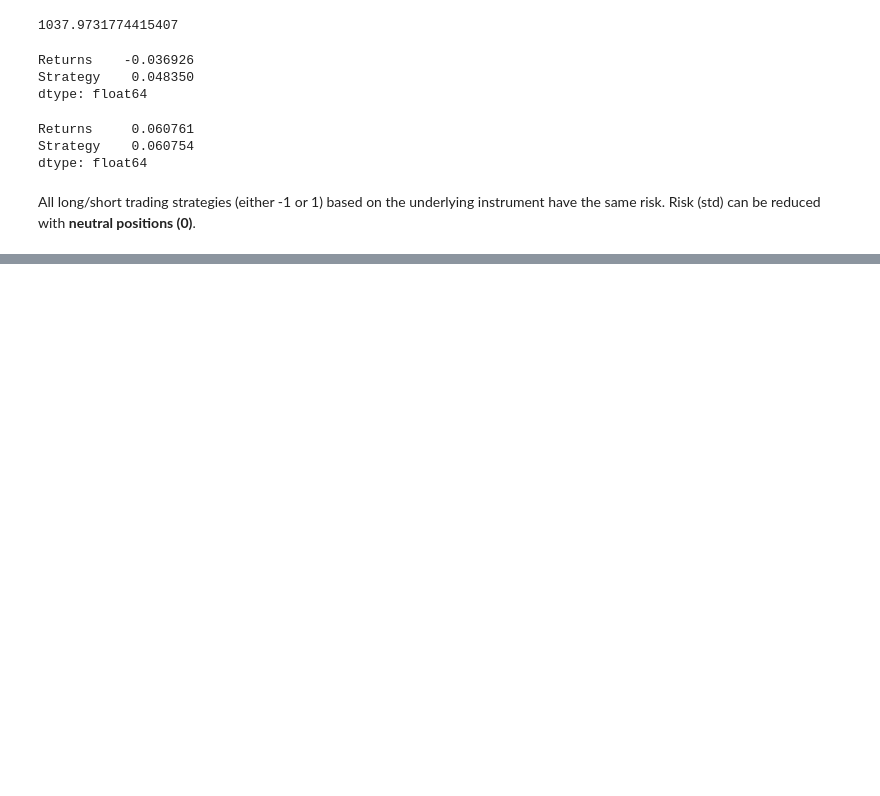
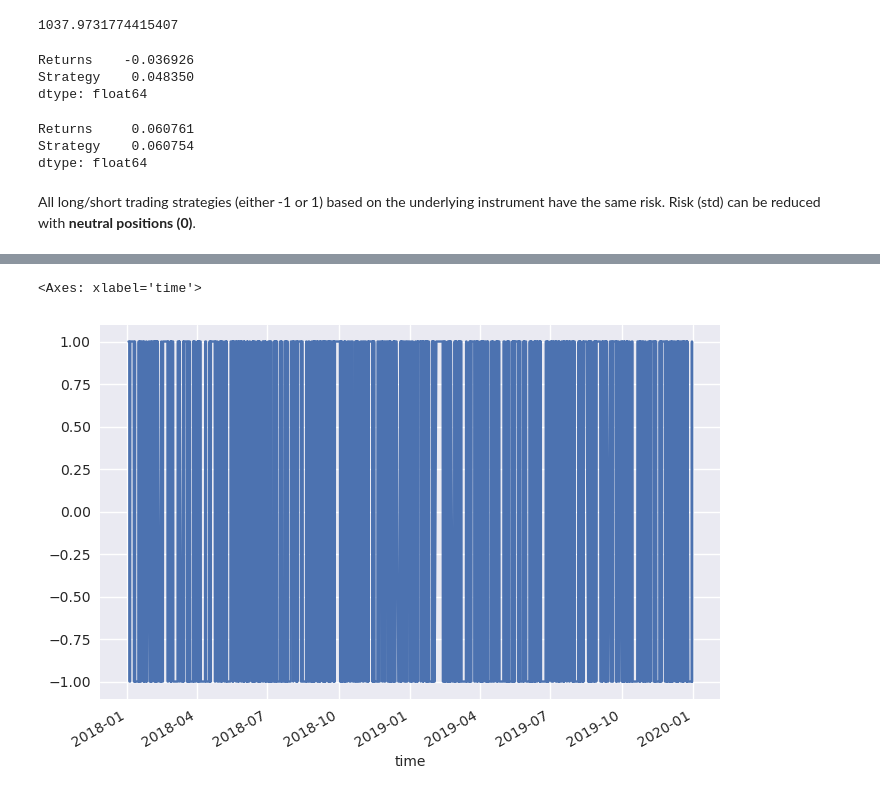
Before and after one commit to mlvhub/quant-learning, a Jupyter notebook: performance-optimization-and-risk-management-for-trading/section-11-backtesting-trading-strategy/backtesting-trading-strategy.ipynb, the cells around one changed output, grey strips where cells are left out. Cells and saved outputs as stored; diff of their text form; code cells hidden in the pictures; blank space fills up the shorter version.

```diff
--- a/performance-optimization-and-risk-management-for-trading/section-11-backtesting-trading-strategy/backtesting-trading-strategy.ipynb
+++ b/performance-optimization-and-risk-management-for-trading/section-11-backtesting-trading-strategy/backtesting-trading-strategy.ipynb
@@ -198,0 +306,4 @@ Risk (std) can be reduced with **neutral positions (0)**.
+# %%
+data["position"] = -np.sign(data["returns"].rolling(window).mean())
+# %%
+data["strategy"] = data.position.shift(1) * data["returns"]
@@ -198,0 +327,5 @@ Risk (std) can be reduced with **neutral positions (0)**.
+# %%
+data.dropna(inplace = True)
+# %%
+data["creturns"] = data["returns"].cumsum().apply(np.exp)
+data["cstrategy"] = data["strategy"].cumsum().apply(np.exp)
@@ -198,0 +349,5 @@ Risk (std) can be reduced with **neutral positions (0)**.
+# %%
+data.loc[:, "position"].plot()
+# %% [output]
+<Axes: xlabel='time'>
+[figure, added]
```
Also changed, not shown: parts of 44 cells of this notebook, 1 other file.
